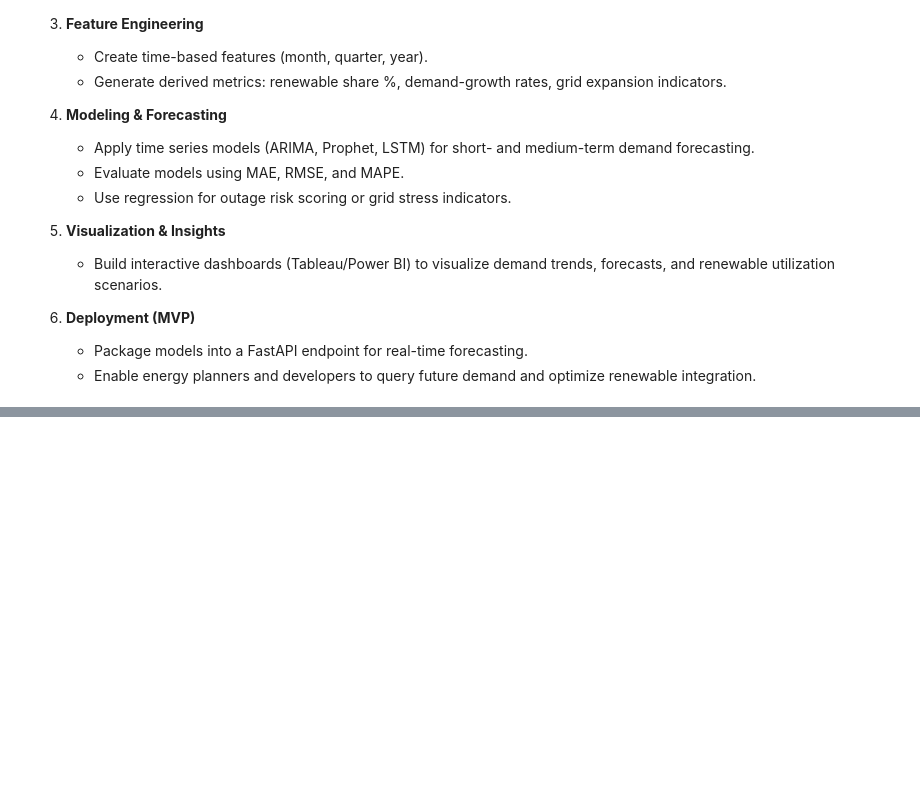
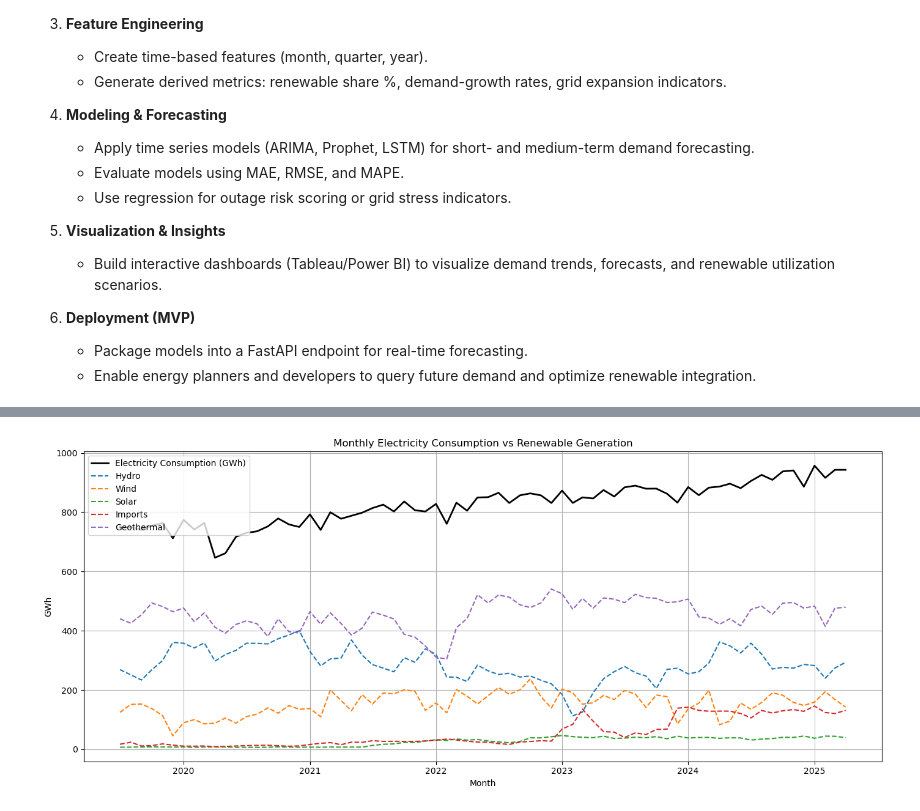
Before and after one commit to CarolN90/Renewable-Energy-Forecasting, a Jupyter notebook: Capstone_phase5.ipynb, the cells around one changed output, grey strips where cells are left out. Drawn from its saved outputs; the diff is of its cells as text; code cells hidden in the pictures; blank space fills up the shorter version.

```diff
--- a/Capstone_phase5.ipynb
+++ b/Capstone_phase5.ipynb
@@ -100,0 +321,12 @@ We utilize five core EPRA datasets that provide a multi-dimensional view of Keny
+# %%
+# Perform outer merges on 'Month'
+merged_df = df_consumption.merge(df_generation, how='outer', on='Month')
+merged_df = merged_df.merge(df_prices, how='outer', on='Month')
+merged_df = merged_df.merge(df_connectivity, how='outer', on='Month')
+merged_df = merged_df.merge(df_infrastructure, how='outer', on='Month')
+
+# Sort and reset index
+merged_df = merged_df.sort_values('Month').reset_index(drop=True)
+
+# Preview
+merged_df.head()
@@ -100,0 +344,8 @@ We utilize five core EPRA datasets that provide a multi-dimensional view of Keny
+# %%
+
+missing_summary = merged_df.isnull().sum()
+print(missing_summary[missing_summary > 0])
+
+# Fill or interpolate if necessary
+merged_df.fillna(method='ffill', inplace=True)
+merged_df_cleaned = merged_df.ffill().bfill()
@@ -100,0 +370,4 @@ We utilize five core EPRA datasets that provide a multi-dimensional view of Keny
+# %%
+mask = (merged_df['Month'] >= '2019-07-01') & (merged_df['Month'] <= '2025-04-01')
+merged_df = merged_df[mask].copy()
+merged_df.head(2)
@@ -100,0 +530,22 @@ We utilize five core EPRA datasets that provide a multi-dimensional view of Keny
+# %%
+import matplotlib.pyplot as plt
+
+plt.figure(figsize=(14, 6))
+
+plt.plot(merged_df['Month'], merged_df['electricity_consumption_GWh'], label='Electricity Consumption (GWh)', color='black', linewidth=2)
+
+plt.plot(merged_df['Month'], merged_df['HYDRO'], label='Hydro', linestyle='--')
+plt.plot(merged_df['Month'], merged_df['WIND'], label='Wind', linestyle='--')
+plt.plot(merged_df['Month'], merged_df['SOLAR'], label='Solar', linestyle='--')
+plt.plot(merged_df['Month'], merged_df['IMPORTS'], label='Imports', linestyle='--')
+plt.plot(merged_df['Month'], merged_df['GEOTHERMAL'], label='Geothermal', linestyle='--')
+
+plt.title("Monthly Electricity Consumption vs Renewable Generation")
+plt.xlabel("Month")
+plt.ylabel("GWh")
+plt.legend()
+plt.grid(True)
+plt.tight_layout()
+plt.show()
+# %% [output]
+[figure, added]
```
Also changed, not shown: parts of 44 cells of this notebook, 8 other files.
